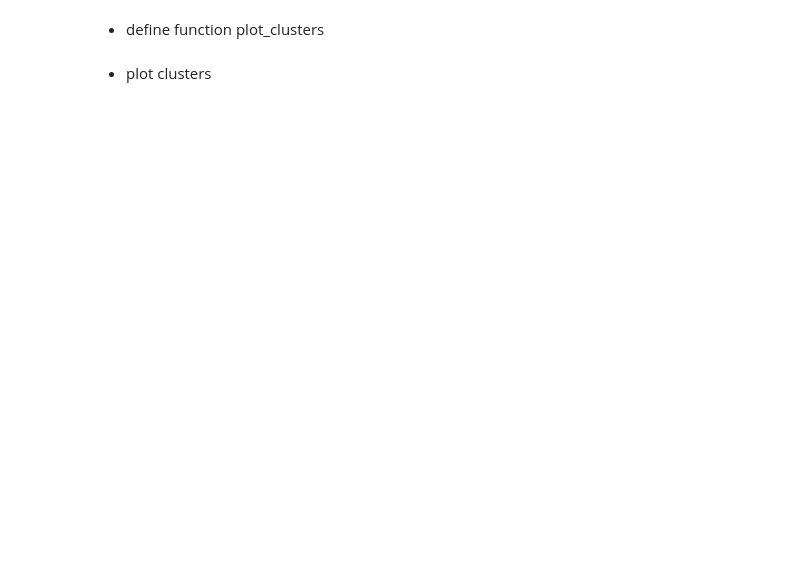
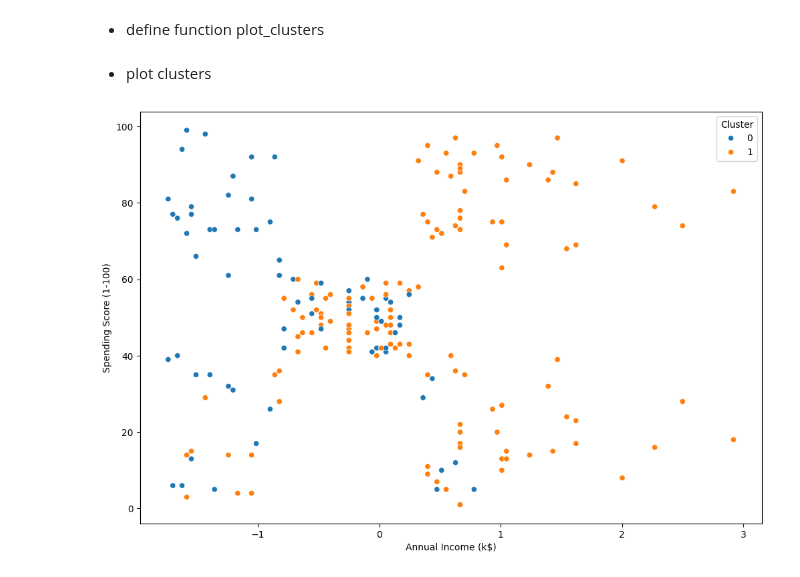
Before and after one commit to rdebullain/unsupervised_learning, a Jupyter notebook: challenge_centroid_models.ipynb, the cells around one changed output. Saved outputs shown, nothing was run; the diff lists cells and outputs as text; code cells hidden in the pictures; blank space fills up the shorter version.

```diff
--- a/challenge_centroid_models.ipynb
+++ b/challenge_centroid_models.ipynb
@@ -65,4 +98,17 @@ We shouldn't forget to scale the data using some technique from sklearn, even th
+# %%
+df['Cluster'] = kmeans.labels_
 # %% [markdown]
 * define function plot_clusters
+# %%
+# Define a function to plot clusters
+def plot_clusters(df):
+    plt.figure(figsize=(12,8))
+    sns.scatterplot(x='Annual Income (k$)', y='Spending Score (1-100)', hue='Cluster', data=df)
+    plt.show()
 # %% [markdown]
 * plot clusters
+# %%
+# Plot the clusters
+plot_clusters(df)
+# %% [output]
+[figure, added]
```
Also changed, not shown: parts of 6 cells of this notebook.
